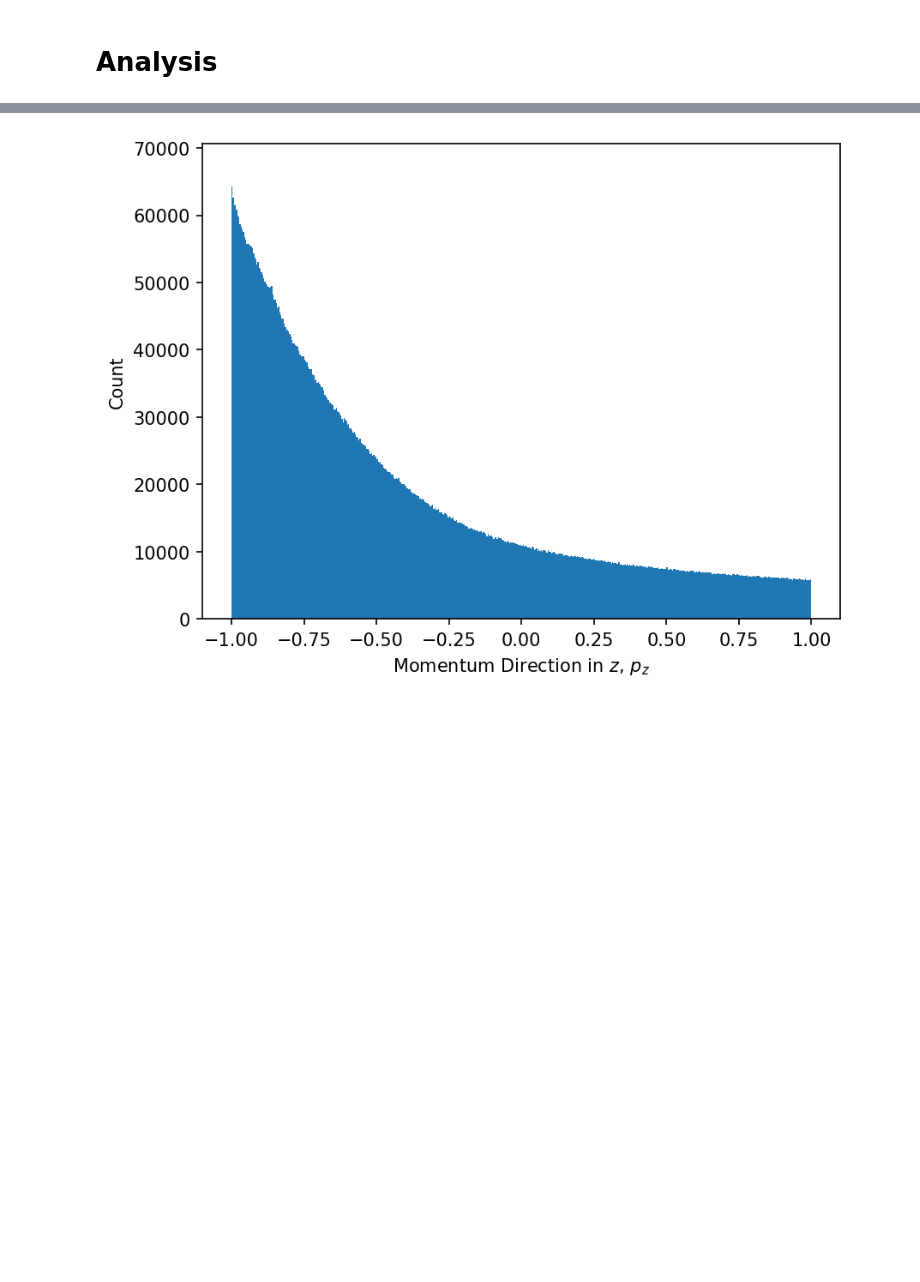
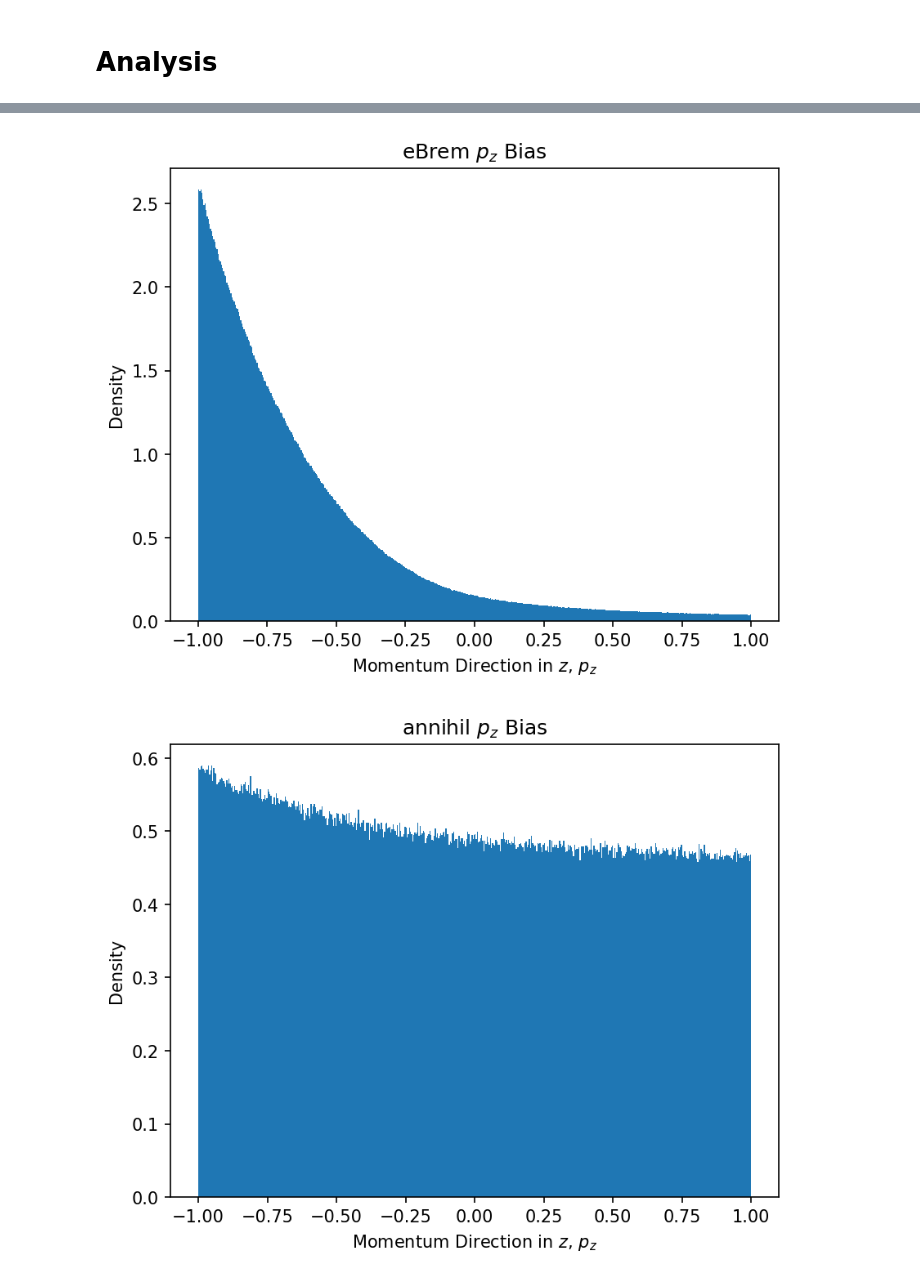
Before and after one commit to Jude-E-dev/Carbon-ASC-Repo, a Jupyter notebook: analysis/analysis.ipynb, the cells around one changed output, grey strips where cells are left out. Cells and saved outputs as stored; diff of their text form; code cells hidden in the pictures; blank space fills up the shorter version.

```diff
--- a/analysis/analysis.ipynb
+++ b/analysis/analysis.ipynb
@@ -118,7 +131,7 @@ df
 # %% [markdown]
 # CSV
 # %%
-df = pd.read_csv("archive/cry_all_100k_kill_secs.csv", comment="#", header=None)
+df = pd.read_csv("archive/all_1M_15pc_soil.csv", comment="#", header=None)
 df.columns = [
     "E",
     "p_x",
@@ -127,11 +140,8 @@ df.columns = [
     "x",
     "y",
     "z",
-    "name",
     "creator",
     "time",
-    "step",
-    "trackID",
 ]
 print(f"{df.shape[0]:,} gamma rays recorded")
 df
@@ -188,10 +195,6 @@ plot_with_peaks(
 # %%
-plt.yscale("log")
-mctaggart = df["creator"].isin(["nCapture", "RadioactiveDecay", "neutronInelastic"])
-plot_with_peaks(
-    df[mctaggart & carbon_e_zoom]["z"] / 10,
-    256,
-    xlabel="Depth (cm)",
-    title="Depth of Non-Primary Gamma Rays at Creation",
-    xlims=(-1000, 0),
-)
+include_processes = lambda names: df["creator"].isin(names)
+exclude_processes = lambda names: ~df["creator"].isin(names)
+
+process_names, process_counts = np.unique(df["creator"], return_counts=True)
+process_counts, process_names = zip(*sorted(zip(process_counts, process_names))[::-1])
@@ -236,6 +267,21 @@ plot_with_peaks(phi, 512, xlabel="Azimuthal Angle, $\\varphi$")
 # %%
 plot_with_peaks(
-    df[df["creator"] == "eBrem"]["p_z"], 512, xlabel="Momentum Direction in $z$, $p_z$"
+    df[include_processes(["eBrem"])]["p_z"], 512, xlabel="Momentum Direction in $z$, $p_z$", title="eBrem $p_z$ Bias"
 )
+plot_with_peaks(
+    df[include_processes(["annihil"])]["p_z"], 512, xlabel="Momentum Direction in $z$, $p_z$", title="annihil $p_z$ Bias"
+)
+plot_with_peaks(
+    df[carbon_e_zoom]["p_z"], 16, xlabel="Momentum Direction in $z$, $p_z$", title="Carbon peak $p_z$ Bias"
+)
+plot_with_peaks(
+    [df[include_processes([name])]["p_z"] for name in process_names[2:8]],
+    512,
+    xlabel="Momentum Direction in $z$, $p_z$",
+    stacked=True,
+    legend=process_names[2:8],
+    bin_range=(-1.0, 1.0)
+)
 # %% [output]
-[figure, old version]
+[figure, new version]
+[figure, added]
```
Also changed, not shown: parts of 26 cells of this notebook, 8 other files.
